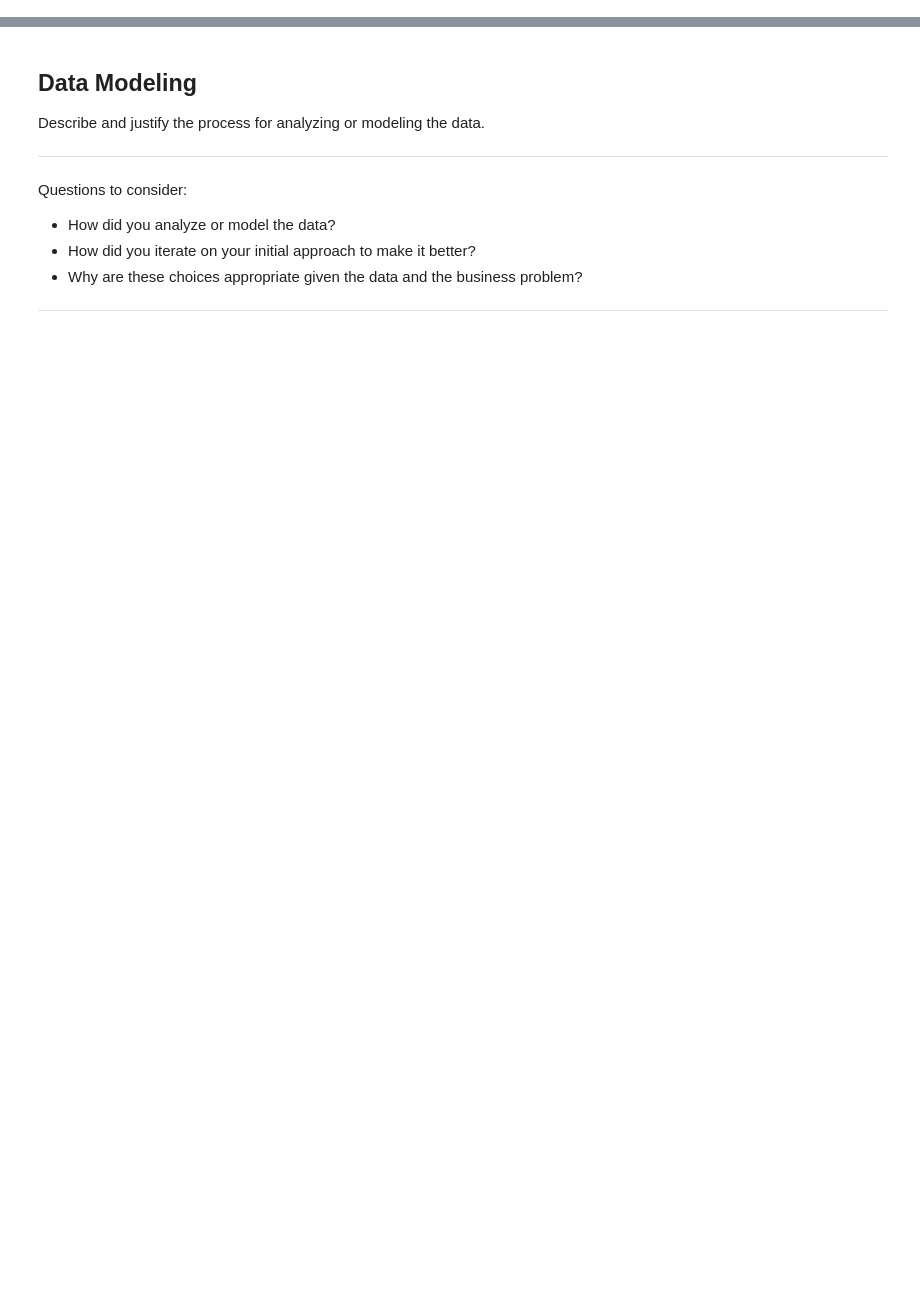
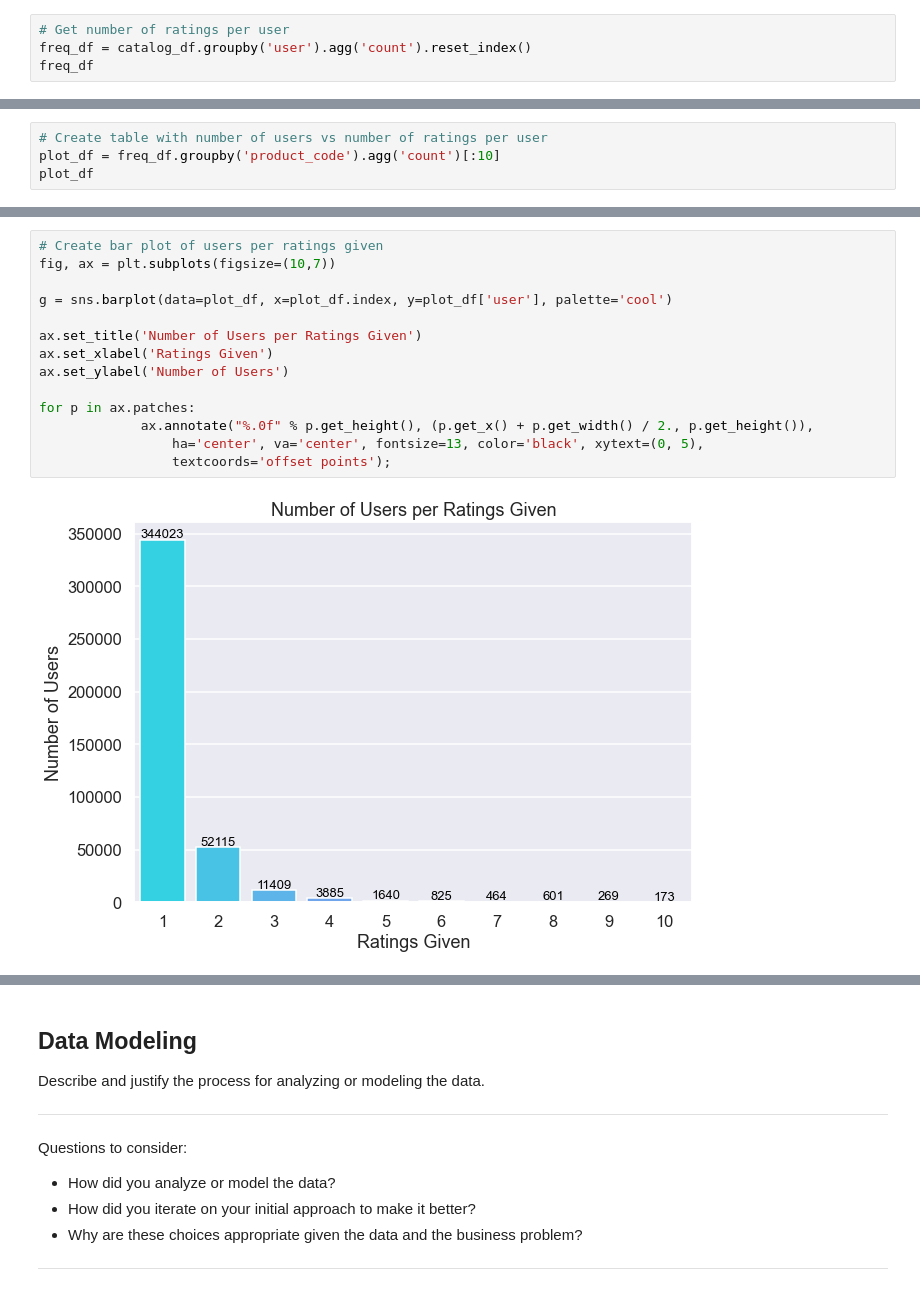
Before and after one commit to ds-leehanjin/amazon-recommender-system, a Jupyter notebook: notebook.ipynb, the cells around one changed output, grey strips where cells are left out. Drawn from its saved outputs; the diff is of its cells as text; blank space fills up the shorter version.

```diff
--- a/notebook.ipynb
+++ b/notebook.ipynb
@@ -307,0 +244,4 @@ df['user'].nunique()
+# %%
+# Get number of ratings per user
+freq_df = catalog_df.groupby('user').agg('count').reset_index()
+freq_df
@@ -307,0 +274,4 @@ df['user'].nunique()
+# %%
+# Create table with number of users vs number of ratings per user
+plot_df = freq_df.groupby('product_code').agg('count')[:10]
+plot_df
@@ -307,0 +291,16 @@ df['user'].nunique()
+# %%
+# Create bar plot of users per ratings given
+fig, ax = plt.subplots(figsize=(10,7))
+
+g = sns.barplot(data=plot_df, x=plot_df.index, y=plot_df['user'], palette='cool')
+
+ax.set_title('Number of Users per Ratings Given')
+ax.set_xlabel('Ratings Given')
+ax.set_ylabel('Number of Users')
+
+for p in ax.patches:
+             ax.annotate("%.0f" % p.get_height(), (p.get_x() + p.get_width() / 2., p.get_height()),
+                 ha='center', va='center', fontsize=13, color='black', xytext=(0, 5),
+                 textcoords='offset points');
+# %% [output]
+[figure, added]
```
Also changed, not shown: parts of 181 cells of this notebook.
